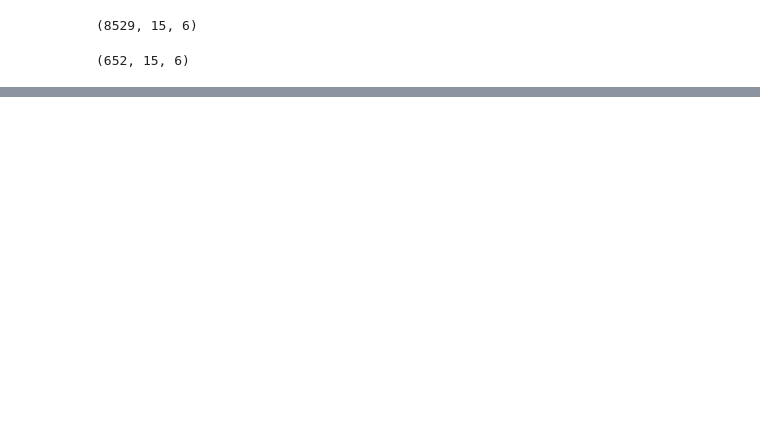
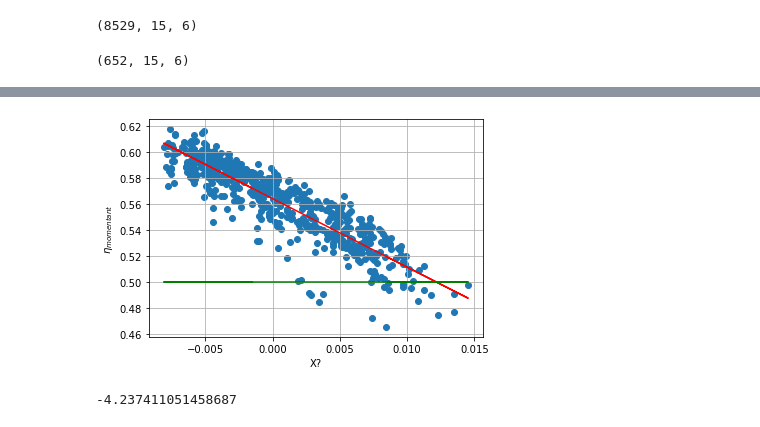
Before and after one commit to stianteien/FYS375-Solcelle, a Jupyter notebook: Databehandling.ipynb, the cells around one changed output, grey strips where cells are left out. Cells and saved outputs as stored; diff of their text form; code cells hidden in the pictures; blank space fills up the shorter version.

```diff
--- a/Databehandling.ipynb
+++ b/Databehandling.ipynb
@@ -155,0 +235,16 @@ plt.plot(femtenmin_split[:, :, 3].flatten())
+# %%
+dårlig_prediksjon = [0.5 for i in range(584)]
+plt.scatter(X[n>0.2],n[n>0.2])
+plt.plot(X[n>0.2],pred, c="red")
+plt.plot(X[n>0.2],dårlig_prediksjon, c="green")
+plt.grid()
+plt.xlabel("X?")
+plt.ylabel("$\eta_{momentant}$")
+plt.show()
+# %% [output]
+[figure, added]
+# %%
+from sklearn.metrics import r2_score
+r2_score(n[n>0.2], dårlig_prediksjon)
+# %% [output]
+-4.237411051458687
```
Also changed, not shown: parts of 21 cells of this notebook.
